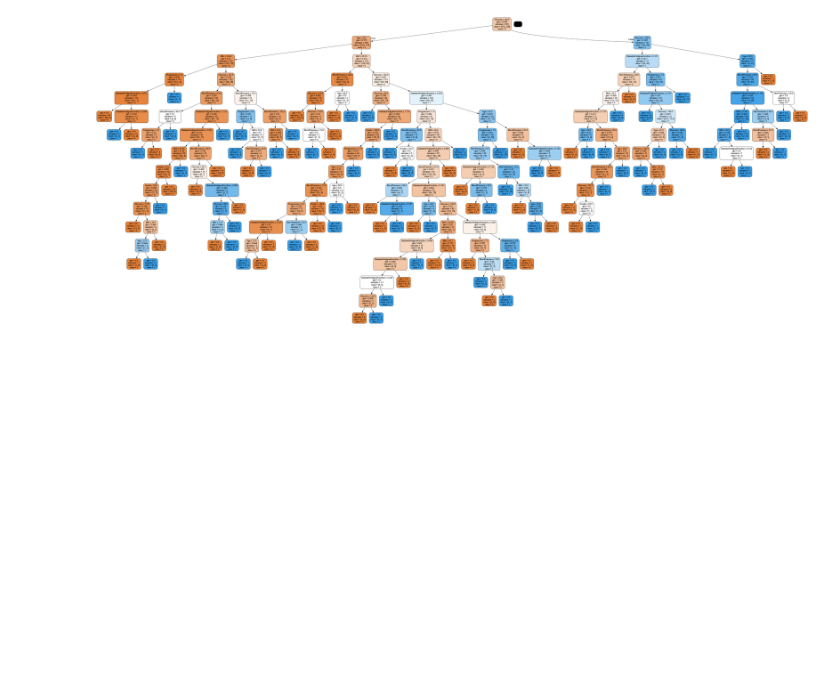
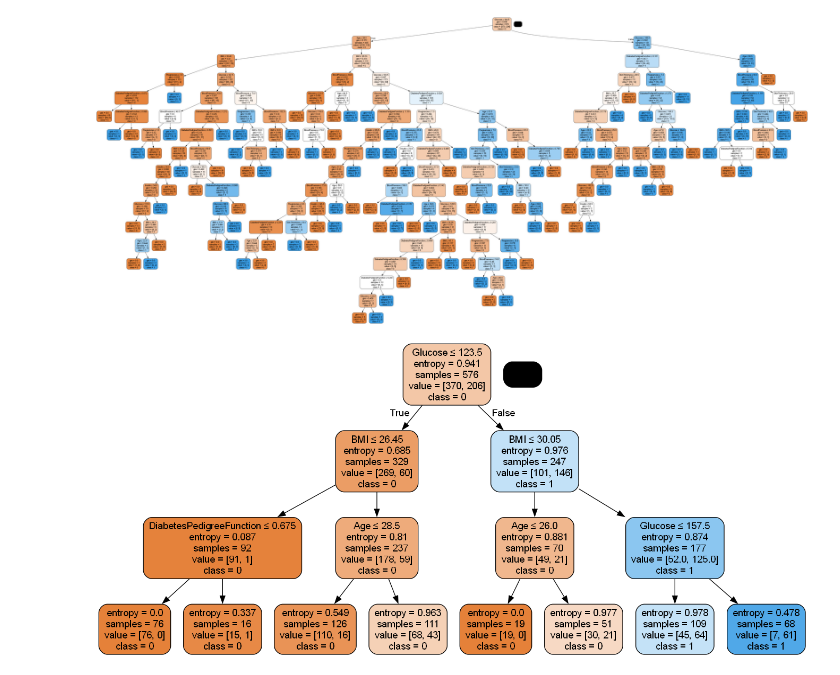
Before and after one commit to mo-hamedaziz/Machine-Learning-Labs, a Jupyter notebook: TP4/tp4.ipynb, the cells around one changed output. Cells and saved outputs as stored; diff of their text form; code cells hidden in the pictures; blank space fills up the shorter version.

Commit message:
missing quests

```diff
--- a/TP4/tp4.ipynb
+++ b/TP4/tp4.ipynb
@@ -644,0 +655,20 @@ Image(graph.create_png())
+# %%
+# Question 14-a
+
+clf_entropy = DecisionTreeClassifier(criterion="entropy", max_depth=3)
+clf_entropy = clf_entropy.fit(X_train, y_train)
+y_pred_entropy = clf_entropy.predict(X_test)
+# %%
+# Question 14-b
+
+dot_data = StringIO()
+export_graphviz(clf_entropy, out_file=dot_data,
+ filled=True, rounded=True,
+ special_characters=True,
+ feature_names =diabetes_data.columns[0:8],
+ class_names=['0','1'])
+graph = pydotplus.graph_from_dot_data(dot_data.getvalue())
+graph.write_png('diabetes_entropy.png')
+Image(graph.create_png())
+# %% [output]
+[figure, added]
```
Also changed, not shown: parts of 3 cells of this notebook.
